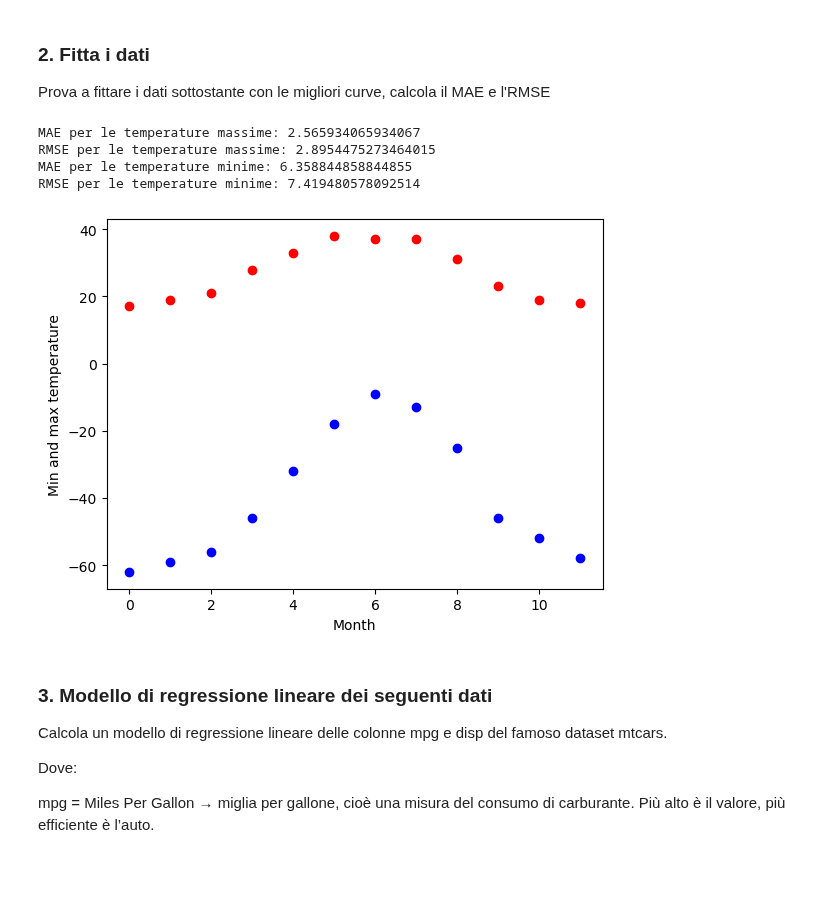
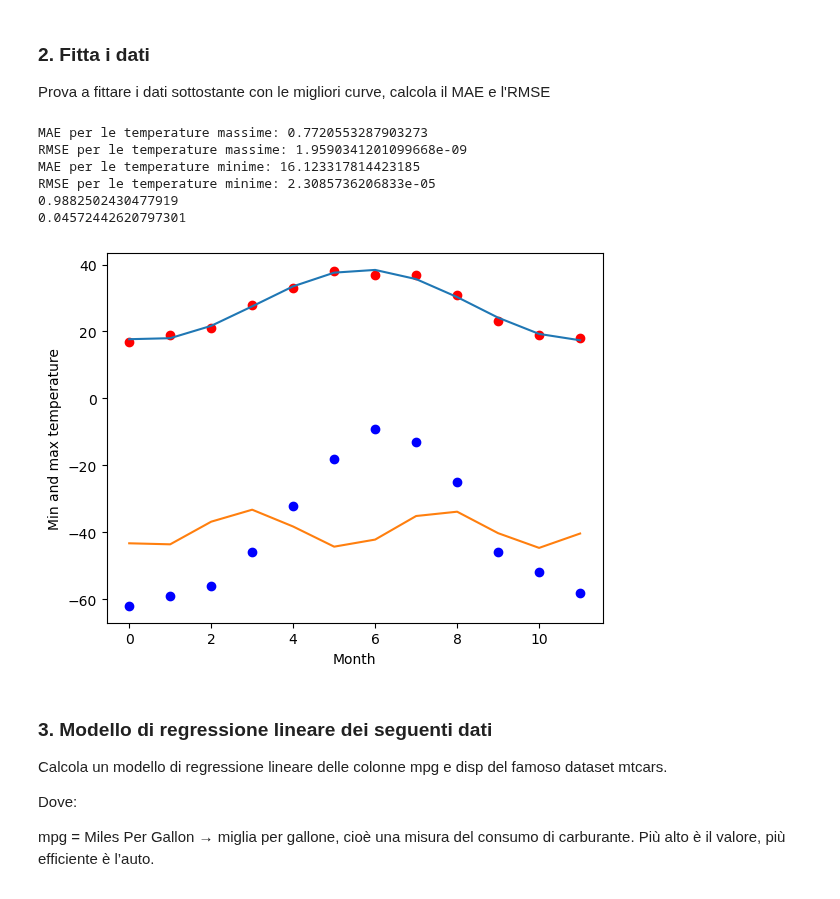
Before and after one commit to AlessioTinti05/ProgrammingLab2, a Jupyter notebook: 6_Esercizi_lez_6.ipynb, the cells around one changed output. Cells and saved outputs as stored; diff of their text form; code cells hidden in the pictures.

```diff
--- a/6_Esercizi_lez_6.ipynb
+++ b/6_Esercizi_lez_6.ipynb
@@ -19,22 +19,24 @@ import pandas as pd
 import matplotlib.pyplot as plt
 import seaborn as sns
 import scipy as sp
-from scipy.stats import gamma
+
 
 #1
-gamma_dist = gamma(a=1)
-campionamenti = gamma_dist.rvs(size=1000)  # rvs = numeri casuali
+gamma_dist = sp.stats.gamma(a=1)
+campionamenti = gamma_dist.rvs(size=1000)  # rvs = numeri casuali in distribuzione gamma(parametro1)
 
 #2
 plt.figure(figsize=(10, 5))
-sns.histplot(campionamenti, kde=True, stat="density", bins=30, color='skyblue') #density fondamentale per sovrapposizione
+#sns.histplot(campionamenti, kde=True, stat="density", bins=30, color='skyblue') #density fondamentale per sovrapposizione
+plt.hist(campionamenti, density=True, bins=50)
 plt.title('Distribuzione Gamma con parametro di forma = 1 (1000 campioni)')
-plt.xlabel('Valore')
-plt.ylabel('Frequenza')
+
 
 x = np.linspace(0, max(campionamenti), 1000)  # valori tra 0 e massimo dei dati
 pdf_values = gamma_dist.pdf(x)          # calcola la PDF della distribuzione teorica
 plt.plot(x, pdf_values, color='red', linewidth=2, label='PDF teorica')
+
+#campionamenti non va, sorted(campionamenti) è meglio ma comunque errato. bisogna usare x
 
 #3
 a_fit, loc_fit, scale_fit = sp.stats.gamma.fit(campionamenti)
@@ -65,42 +67,75 @@ temp_max = np.array([17, 19, 21, 28, 33, 38, 37, 37, 31, 23, 19, 18])
 temp_min = np.array([-62, -59, -56, -46, -32, -18, -9, -13, -25, -46, -52, -58])
 import matplotlib.pyplot as plt
 months = np.arange(12)
 plt.plot(months, temp_max, "ro")
 plt.plot(months, temp_min, "bo")
 plt.xlabel("Month")
 plt.ylabel("Min and max temperature")
 
 import scipy as sp
 
-coeff_max = np.polyfit(months, temp_max, 3) #valori fittati
+"""coeff_max = np.polyfit(months, temp_max, 3) #valori fittati
 coeff_min = np.polyfit(months, temp_min, 3)
-
 
 pred_max = np.polyval(coeff_max, months) #valori predetti
 pred_min = np.polyval(coeff_min, months)
 
 MAE_max = np.mean(np.abs(temp_max - pred_max))
 RMSE_max = np.sqrt(np.mean((temp_max - pred_max) ** 2))
 
-
 MAE_min = np.mean(np.abs(temp_min - pred_min))
 RMSE_min = np.sqrt(np.mean((temp_min - pred_min) ** 2))
 
 #faccio fit dei dati. x = mesi(var indipendente), y = var dipendente(temperature), grado poliniomio
 #uso fit(array coefficienti polinomio di grado scelto) e var indipendente per predirre valori polinomio
-#per MAE e RMSE uso var dipendente y e i valori predetti
+#per MAE e RMSE uso var dipendente y e i valori predetti"""
+
+
+def curva(months,a,b,c,d):
+    return a*np.sin(b*months + c) +d
+
+par_max, _ = sp.optimize.curve_fit(curva, months, temp_max)
+par_min, _ = sp.optimize.curve_fit(curva, months, temp_min)
+a_max = par_max[0]
+b_max = par_max[1]
+c_max = par_max[2]
+d_max = par_max[3]
+a_min = par_min[0]
+b_min = par_min[1]
+c_min = par_min[2]
+d_min = par_min[3]
+
+temppred_min = curva(months, *par_min)
+temppred_max = curva(months, *par_max)
+
+plt.plot(months, a_max*np.sin(b_max*months + c_max) +d_max)
+plt.plot(months, a_min*np.sin(b_min*months + c_min) +d_min)
+
+MAE_max = np.mean(np.abs(temp_max - temppred_max))
+MAE_min = np.mean(np.abs(temp_min - temppred_min))
+RMSE_max = np.sqrt(np.mean(temp_max - temppred_max)**2)
+RMSE_min = np.sqrt(np.mean(temp_min - temppred_min)**2)
+
+R2_max = 1 - (np.sum((temp_max - temppred_max)**2) / np.sum((temp_max - np.mean(temp_max))**2))
+R2_min = 1 - (np.sum((temp_min - temppred_min)**2) / np.sum((temp_min - np.mean(temp_min))**2))
+
+
 
 # Stampare i risultati
 print("MAE per le temperature massime:", MAE_max)
 print("RMSE per le temperature massime:", RMSE_max)
 print("MAE per le temperature minime:", MAE_min)
 print("RMSE per le temperature minime:", RMSE_min)
+print(R2_max)
+print(R2_min)
 # %% [output]
-MAE per le temperature massime: 2.565934065934067
-RMSE per le temperature massime: 2.8954475273464015
-MAE per le temperature minime: 6.358844858844855
-RMSE per le temperature minime: 7.419480578092514
+MAE per le temperature massime: 0.7720553287903273
+RMSE per le temperature massime: 1.9590341201099668e-09
+MAE per le temperature minime: 16.123317814423185
+RMSE per le temperature minime: 2.3085736206833e-05
+0.9882502430477919
+0.04572442620797301
-[figure, old version]
+[figure, new version]
 # %% [markdown]
 ### **3. Modello di regressione lineare dei seguenti dati**
 
```
Also changed, not shown: parts of 1 cell of this notebook, 2 other files.
